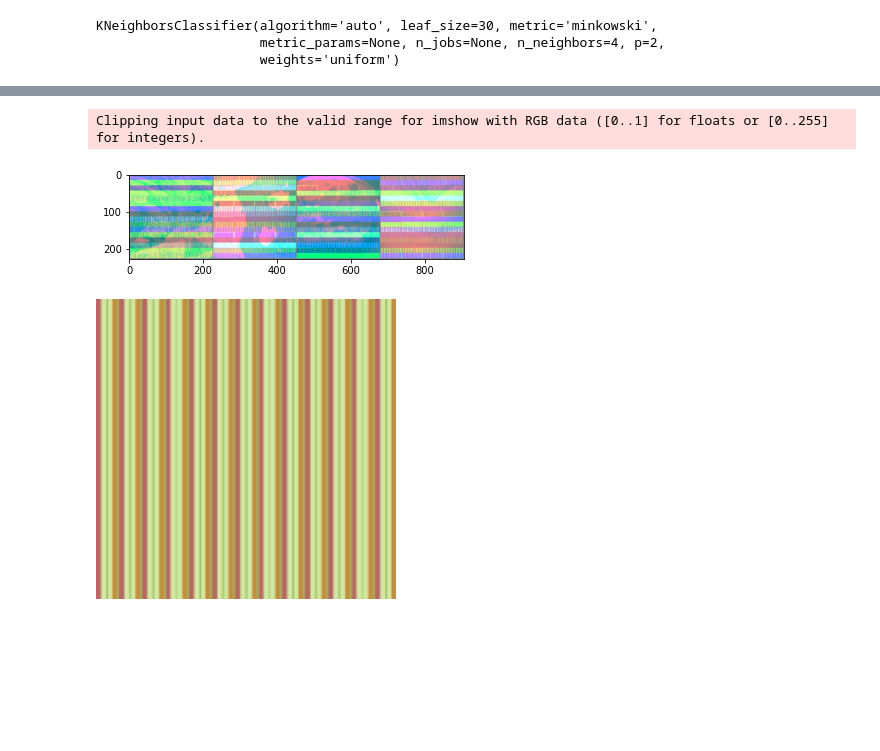
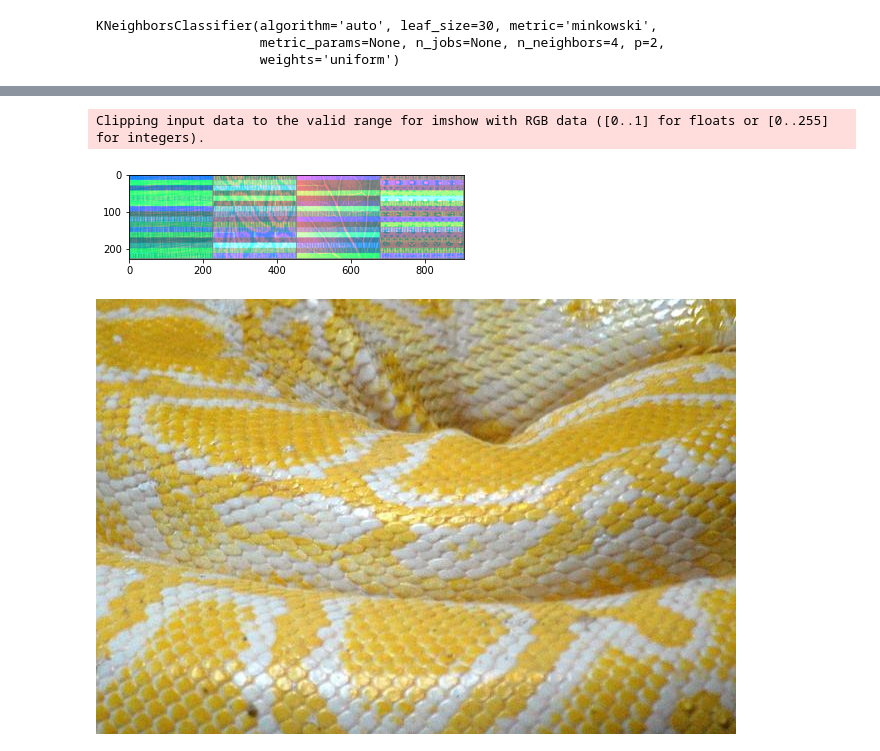
Before and after one commit to joon2301/Paran_ajou_Project_Anything, a Jupyter notebook: Image_Pattern_process.ipynb, the cells around one changed output, grey strips where cells are left out. Drawn from its saved outputs; the diff is of its cells as text; code cells hidden in the pictures; blank space fills up the shorter version.

```diff
--- a/Image_Pattern_process.ipynb
+++ b/Image_Pattern_process.ipynb
@@ -146,7 +146,7 @@ if __name__ == '__main__':
     train_dataset = PatternDataset(train_images, mode='train', transforms=transform)
     trainloader = torch.utils.data.DataLoader(train_dataset, batch_size=4180, shuffle=False, num_workers=0)
 
-    img = PIL.Image.open('./drive/MyDrive/data/DTD/banded_0002.jpg')
+    img = PIL.Image.open('./drive/MyDrive/data/DTD/scaly_0125.jpg')
     img = img.resize((224,224))
     emp = torch.empty(1,3,224,224)
     img_t =transform(img)
@@ -171,9 +171,9 @@ if __name__ == '__main__':
 from IPython.display import Image
 for ind in neighbor_index[0]:
   print(train_images[ind])
-  # name='./drive/MyDrive/data/DTD/%s'%(train_images[ind])
-  # img=Image(name)
-  # display(img)
+  name='./drive/MyDrive/data/DTD/%s'%(train_images[ind])
+  img=Image(name)
+  display(img)
   # print(name)
 from PIL import Image
 # %% [output]
@@ -184,12 +188,12 @@ bubbly_0069.jpg
 # %%
  #이미지 출력
 imshow(torchvision.utils.make_grid(img))
 # plt.imshow(img)
 from IPython.display import Image
-img=Image('./drive/MyDrive/data/DTD/banded_0002.jpg')
+img=Image('./drive/MyDrive/data/DTD/scaly_0125.jpg')
 display(img)
 from PIL import Image
 # %% [output]
 Clipping input data to the valid range for imshow with RGB data ([0..1] for floats or [0..255] for integers).
-[figure, old version]
+[figure, new version]
-[figure, old version]
+[figure, new version]
```
Also changed, not shown: parts of 1 cell of this notebook.
